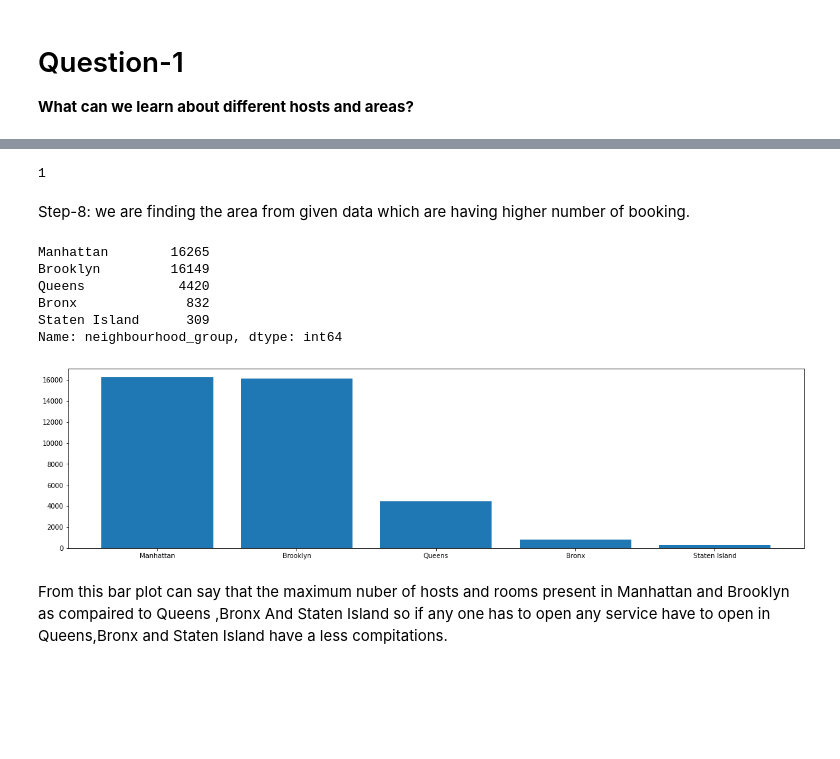
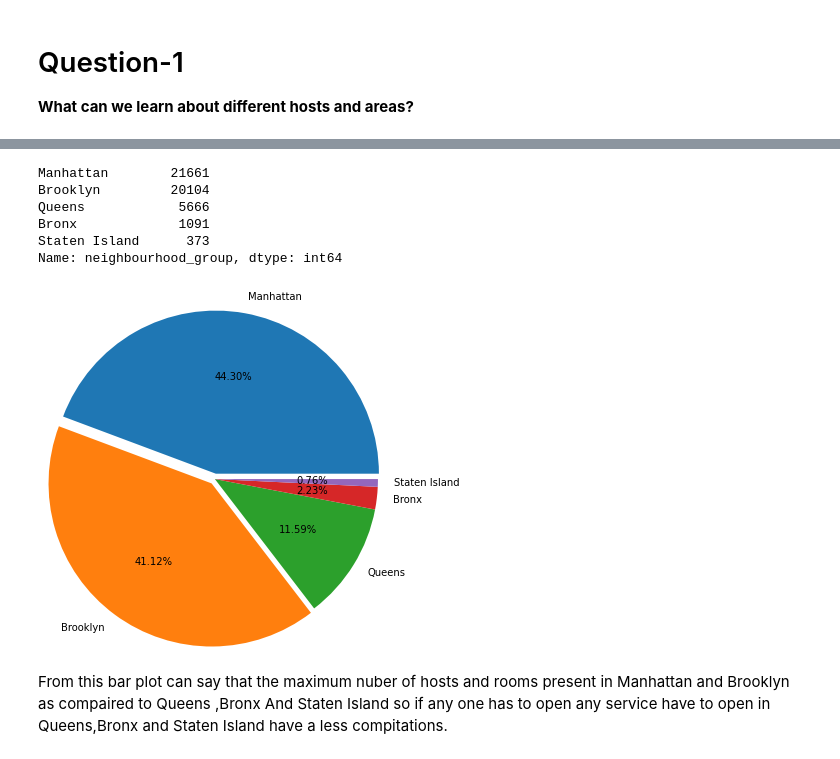
Before and after one commit to 66aadesh/AirBnB-Bookings-EDA, a Jupyter notebook: Copy_of_Copy_of_Airbnb_Bookings_Analysis_Capstone_Project.ipynb, the cells around one changed output, grey strips where cells are left out. Cells and saved outputs as stored; diff of their text form; code cells hidden in the pictures; blank space fills up the shorter version.

```diff
--- a/Copy_of_Copy_of_Airbnb_Bookings_Analysis_Capstone_Project.ipynb
+++ b/Copy_of_Copy_of_Airbnb_Bookings_Analysis_Capstone_Project.ipynb
@@ -146,27 +181,20 @@ unique_frequently_hosting_host =frequently_hosting_host.nunique()
-# %%
-unique_frequently_hosting_host_percentage = round((unique_frequently_hosting_host/unique_host)*100)
-unique_frequently_hosting_host_percentage
-# %% [output]
-1
-# %% [markdown]
-Step-8:
-we are finding the area from given data which are having higher number
-of booking.
-# %%
-unique_area = airbnb['neighbourhood_group'].value_counts()
-unique_area
-# %% [output]
-Manhattan        16265
-Brooklyn         16149
-Queens            4420
-Bronx              832
-Staten Island      309
-Name: neighbourhood_group, dtype: int64
-# %%
-plt.figure(figsize=(20,5))
-plt.bar(unique_area.keys(),unique_area)
-plt.show()
-# %% [output]
-[figure, removed]
+# %%
+#Step-8: we are finding the area from given data which are having higher number of booking.
+unique_area = airbnb['neighbourhood_group'].value_counts()
+print(unique_area)
+# %% [output]
+Manhattan        21661
+Brooklyn         20104
+Queens            5666
+Bronx             1091
+Staten Island      373
+Name: neighbourhood_group, dtype: int64
+# %%
+# Let us print a pie chart for denoting the percentage wise neighbourhood_group breakup.
+plt.figure(figsize=(20,5))
+plt.pie(unique_area,labels=unique_area.keys(),radius=1.5,autopct='%0.2f%%',explode=[0.05,0.05,0,0,0])
+plt.show()
+# %% [output]
+[figure, added]
 # %% [markdown]
 From this bar plot can say that the maximum nuber of hosts and rooms present in Manhattan and Brooklyn as compaired to Queens ,Bronx And Staten Island so if any one has to open any service have to open in Queens,Bronx and Staten Island have a less compitations.
```
Also changed, not shown: parts of 68 cells of this notebook.
